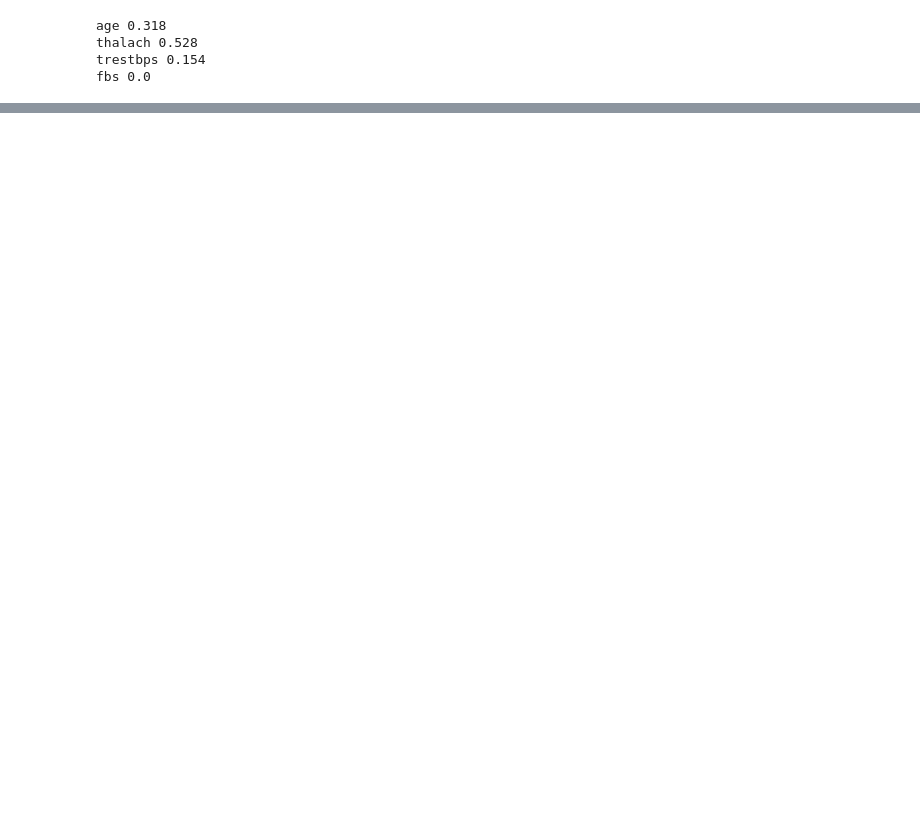
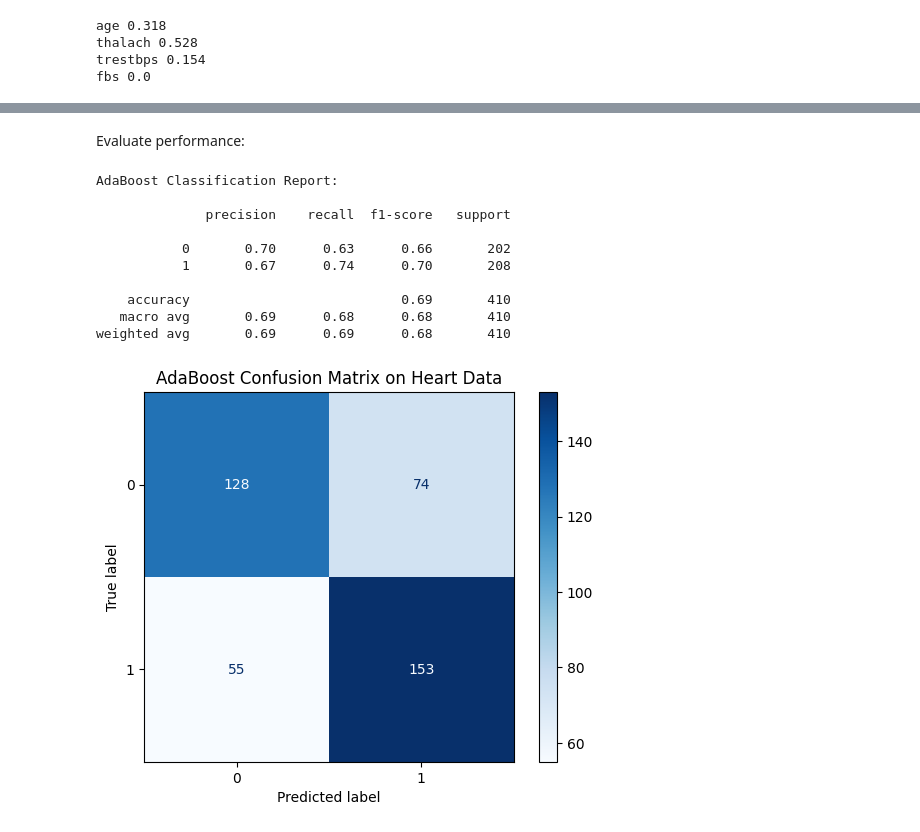
Before and after one commit to aigerim444/Aigerim-CMOR-438-Spring-2025, a Jupyter notebook: Supervised_Learning/ensemble_methods/ensem.ipynb, the cells around one changed output, grey strips where cells are left out. Drawn from its saved outputs; the diff is of its cells as text; code cells hidden in the pictures; blank space fills up the shorter version.

```diff
--- a/Supervised_Learning/ensemble_methods/ensem.ipynb
+++ b/Supervised_Learning/ensemble_methods/ensem.ipynb
@@ -205,0 +224,59 @@ fbs 0.0
+# %%
+import pandas as pd
+import numpy as np
+import matplotlib.pyplot as plt
+import seaborn as sns
+
+from sklearn.ensemble import AdaBoostClassifier
+from sklearn.tree import DecisionTreeClassifier
+from sklearn.model_selection import train_test_split
+from sklearn.preprocessing import StandardScaler
+from sklearn.metrics import classification_report, confusion_matrix, ConfusionMatrixDisplay
+
+df = pd.read_csv("Datasets/heart.csv")
+
+# Select two features and the target
+X = df[['thalach', 'oldpeak']].values
+y = df['target'].values  # 0 = no disease, 1 = disease
+
+# Standardize features
+scaler = StandardScaler()
+X_scaled = scaler.fit_transform(X)
+
+# Train-test split
+X_train, X_test, y_train, y_test = train_test_split(X_scaled, y, test_size=0.4, random_state=42)
+
+# Create and train AdaBoost model
+ada = AdaBoostClassifier(
+    DecisionTreeClassifier(max_depth=1, random_state=42),
+    n_estimators=50,
+    learning_rate=0.5,
+    algorithm="SAMME"
+)
+
+ada.fit(X_train, y_train)
+y_pred = ada.predict(X_test)
+# %% [markdown]
+Evaluate performance:
+# %%
+print("AdaBoost Classification Report:\n")
+print(classification_report(y_test, y_pred))
+
+# Confusion Matrix
+cm = confusion_matrix(y_test, y_pred)
+disp = ConfusionMatrixDisplay(confusion_matrix=cm)
+disp.plot(cmap="Blues", values_format='d')
+plt.title("AdaBoost Confusion Matrix on Heart Data")
+plt.show()
+# %% [output]
+AdaBoost Classification Report:
+
+              precision    recall  f1-score   support
+
+           0       0.70      0.63      0.66       202
+           1       0.67      0.74      0.70       208
+
+    accuracy                           0.69       410
+   macro avg       0.69      0.68      0.68       410
+weighted avg       0.69      0.69      0.68       410
+[figure, added]
```
Also changed, not shown: parts of 11 cells of this notebook, 11 other files.
